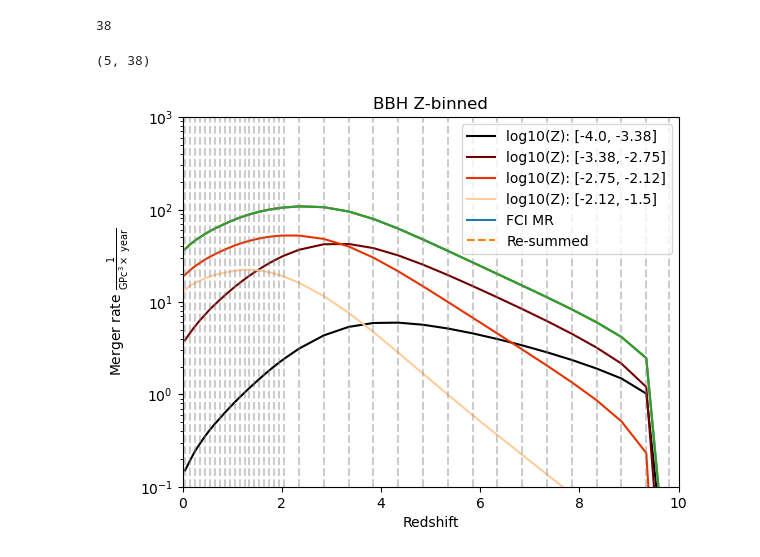
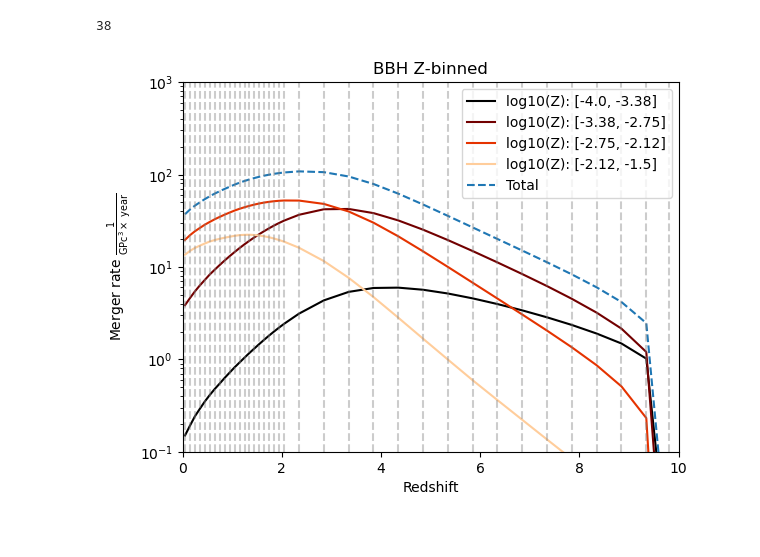
Before and after one commit to stlgolfer/metallicity_mergers, a Jupyter notebook: fci_merger_rate_by_metallicity.ipynb, the cells around one changed output. Cells and saved outputs as stored; diff of their text form; code cells hidden in the pictures.

```diff
--- a/fci_merger_rate_by_metallicity.ipynb
+++ b/fci_merger_rate_by_metallicity.ipynb
@@ -42,39 +42,38 @@ red_centers = (plotting_data['redshifts'][:-1] + plotting_data['redshifts'][1:])
 
 for bi in range(plotting_data['merger_rates_binned_by_metallicities'].shape[0]-1):
     merger_ax.plot(
         # np.round(plotting_data['redshifts'],2),
         red_centers,
         plotting_data['merger_rates_binned_by_metallicities'][bi][:-1],
         color=color_bins[bi],
         label=f'log10(Z): [{plotting_data['merger_metallicity_bins'][bi]}, {plotting_data['merger_metallicity_bins'][bi+1]}]'
     )
 
-merger_ax.plot(
-    red_centers,
-    np.sum(fdata[rates_key]['merger_rate'], axis=0),
-    label='FCI MR'
-)
-print(plotting_data['merger_rates_binned_by_metallicities'].shape)
+# merger_ax.plot(
+#     red_centers,
+#     np.sum(fdata[rates_key]['merger_rate'], axis=0),
+#     label='FCI MR'
+# )
+# print(plotting_data['merger_rates_binned_by_metallicities'].shape)
 merger_ax.plot(
     red_centers,
     np.sum(plotting_data['merger_rates_binned_by_metallicities'],axis=0)[:-1],
-    label='Re-summed',
+    label='Total',
     linestyle='dashed'
 )
 
 for r in red_centers:
     merger_ax.axvline(r, color='grey', linestyle='dashed', alpha=0.4)
 
 merger_ax.set_xlabel('Redshift')
 merger_ax.set_yscale('log')
 
 merger_ax.set_ylabel(r'Merger rate $\frac{1}{\text{GPc}^3\times~\text{year}}$')
 merger_ax.legend()
 merger_ax.set_title(f'{TYPES} Z-binned')
 
 merger_ax.set_xlim(0, 10)
 merger_ax.set_ylim(1e-1,1e3)
 merger_fig.savefig('fci_merger_rates.png')
 # %% [output]
-(5, 38)
-[figure, old version]
+[figure, new version]
```
Also changed, not shown: 1 other file.
